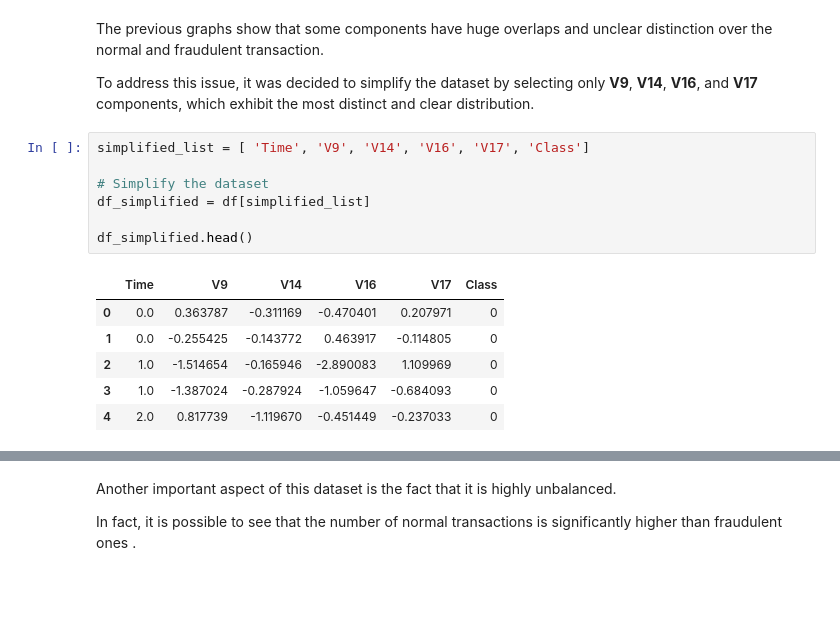
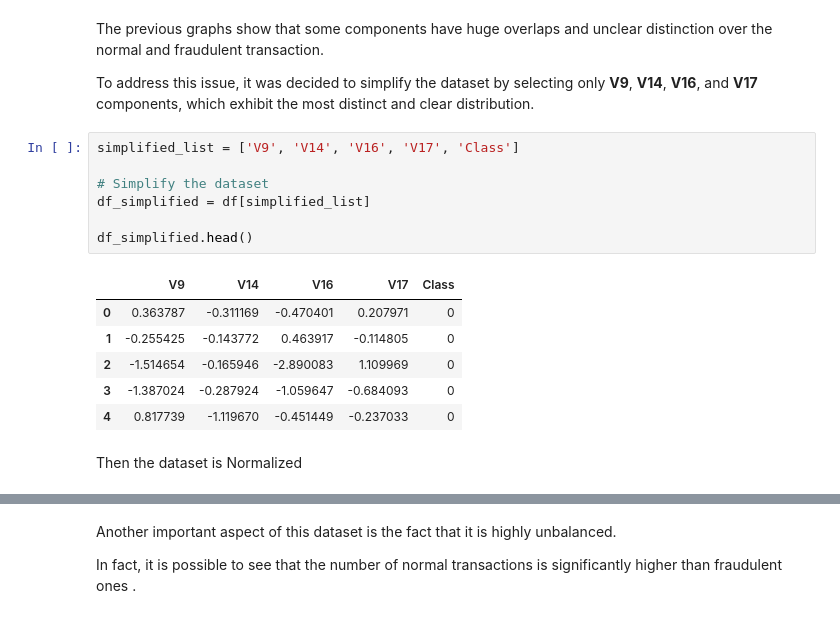
Before and after one commit to AntheaSilvia/Credit-Card-Fraud-Anomaly-detection, a Jupyter notebook: main.ipynb, the cells around one changed output, grey strips where cells are left out. Drawn from its saved outputs; the diff is of its cells as text; blank space fills up the shorter version.

```diff
--- a/main.ipynb
+++ b/main.ipynb
@@ -92,16 +96,18 @@ The previous graphs show that some components have huge overlaps and unclear dis
 
 To address this issue, it was decided to simplify the dataset by selecting only **V9**, **V14**, **V16**, and **V17** components, which exhibit the most distinct and clear distribution.
 # %%
-simplified_list = [ 'Time', 'V9', 'V14', 'V16', 'V17', 'Class']
+simplified_list = ['V9', 'V14', 'V16', 'V17', 'Class']
 
 # Simplify the dataset
 df_simplified = df[simplified_list]
 
 df_simplified.head()
 # %% [output]
-|  | Time | V9 | V14 | V16 | V17 | Class |
-| 0 | 0.0 | 0.363787 | -0.311169 | -0.470401 | 0.207971 | 0 |
-| 1 | 0.0 | -0.255425 | -0.143772 | 0.463917 | -0.114805 | 0 |
-| 2 | 1.0 | -1.514654 | -0.165946 | -2.890083 | 1.109969 | 0 |
-| 3 | 1.0 | -1.387024 | -0.287924 | -1.059647 | -0.684093 | 0 |
-| 4 | 2.0 | 0.817739 | -1.119670 | -0.451449 | -0.237033 | 0 |
+|  | V9 | V14 | V16 | V17 | Class |
+| 0 | 0.363787 | -0.311169 | -0.470401 | 0.207971 | 0 |
+| 1 | -0.255425 | -0.143772 | 0.463917 | -0.114805 | 0 |
+| 2 | -1.514654 | -0.165946 | -2.890083 | 1.109969 | 0 |
+| 3 | -1.387024 | -0.287924 | -1.059647 | -0.684093 | 0 |
+| 4 | 0.817739 | -1.119670 | -0.451449 | -0.237033 | 0 |
+# %% [markdown]
+Then the dataset is Normalized
```
Also changed, not shown: parts of 23 cells of this notebook.
